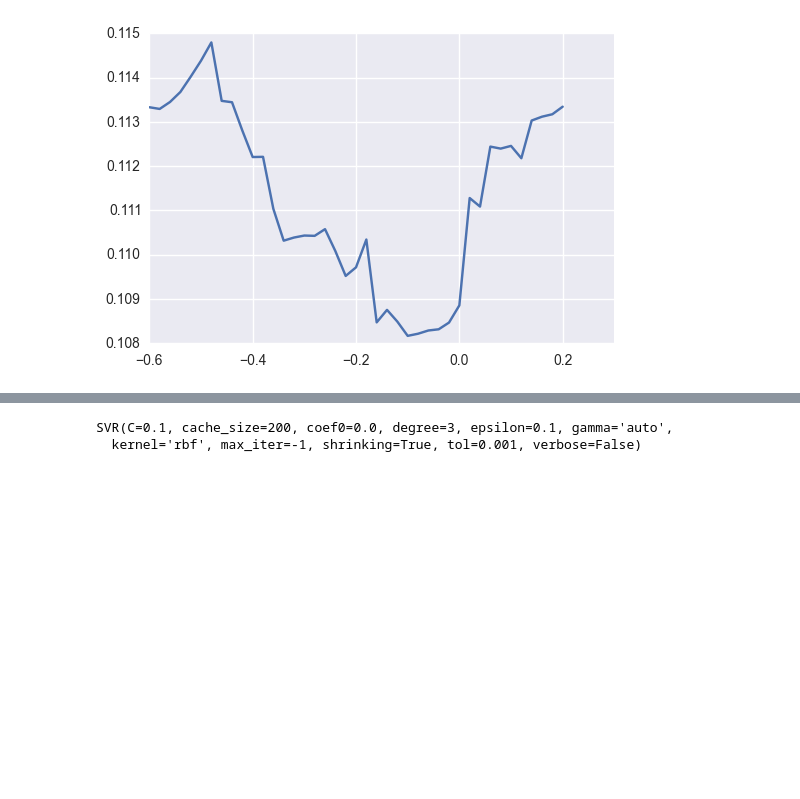
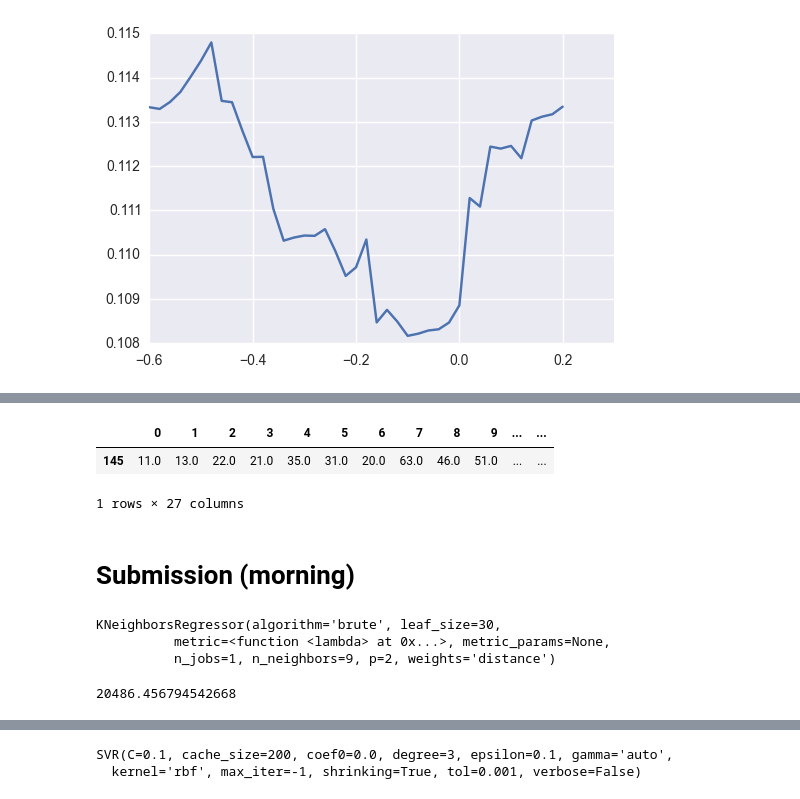
Before and after one commit to Ann16253470/KDD_CUP2017, a Jupyter notebook: volume prediction new2.ipynb, the cells around one changed output, grey strips where cells are left out. Saved outputs shown, nothing was run; the diff lists cells and outputs as text; code cells hidden in the pictures; blank space fills up the shorter version.

Commit message:
May 31 submission update

```diff
--- a/volume prediction new2.ipynb
+++ b/volume prediction new2.ipynb
@@ -414,0 +536,28 @@ plt.plot([i[0] for i in weight_result], [i[1] for i in weight_result])
+# %%
+df_morning2[(df_morning2.iloc[:,:12].sum(axis=1)<500)&(df_morning2.iloc[:,12:24].sum(axis=1)>1000)]
+# %% [output]
+|  | 0 | 1 | 2 | 3 | 4 | 5 | 6 | 7 | 8 | 9 | ... | ... |
+| 145 | 11.0 | 13.0 | 22.0 | 21.0 | 35.0 | 31.0 | 20.0 | 63.0 | 46.0 | 51.0 | ... | ... |
+1 rows × 27 columns
+# %% [markdown]
+# Submission (morning)
+# %%
+X = df_morning2.iloc[:,[0,1,2,3,4,5,6,7,8,9,10,11,-1]]#.values
+y = df_morning2.iloc[:,12:24]
+X = X.drop([98,145])
+y = y.drop([98,145])
+
+k = -0.1
+
+wmink = np.append(np.logspace(k,0,12), np.logspace(k,0,12).mean())
+
+neigh_morning_all = KNeighborsRegressor(n_neighbors=9,
+                            algorithm='brute',
+                            weights='distance',
+                            metric=lambda a,b: wminkowski(a,b,2,wmink))
+
+neigh_morning_all.fit(X, y)
+# %% [output]
+KNeighborsRegressor(algorithm='brute', leaf_size=30,
+          metric=<function <lambda> at 0x...>, metric_params=None,
+          n_jobs=1, n_neighbors=9, p=2, weights='distance')
@@ -414,0 +566,4 @@ plt.plot([i[0] for i in weight_result], [i[1] for i in weight_result])
+# %%
+morn_pred.sum()
+# %% [output]
+20486.456794542668
```
Also changed, not shown: parts of 42 cells of this notebook, 5 other files.
